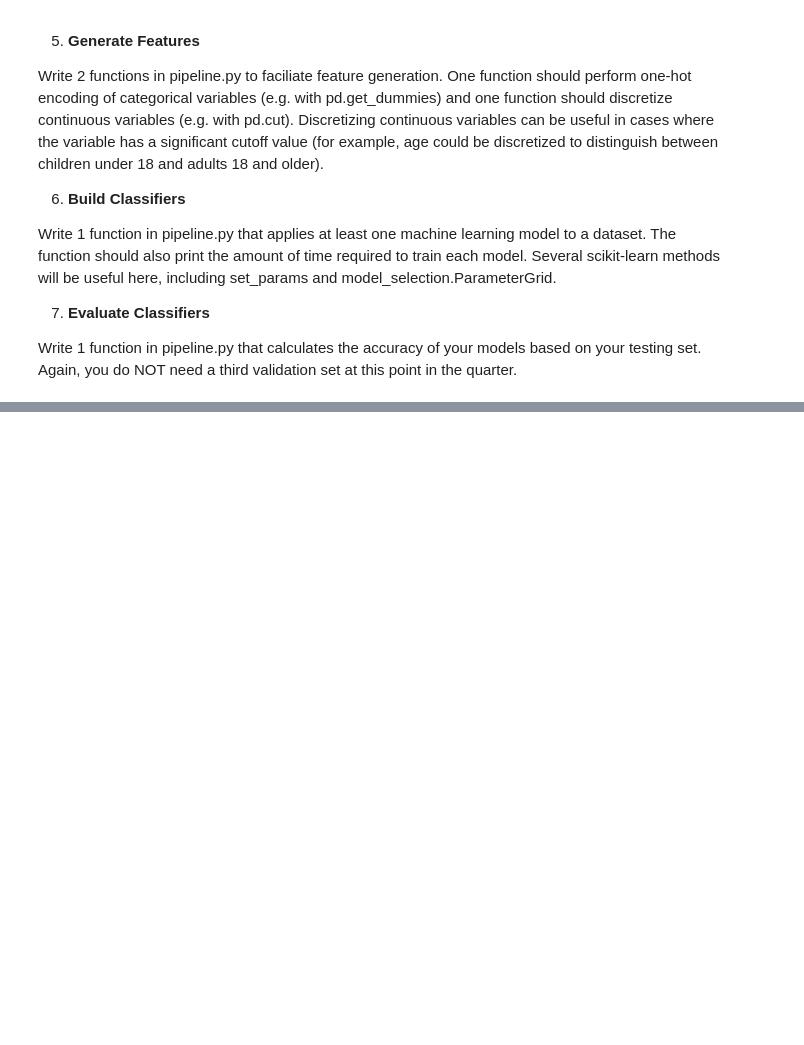
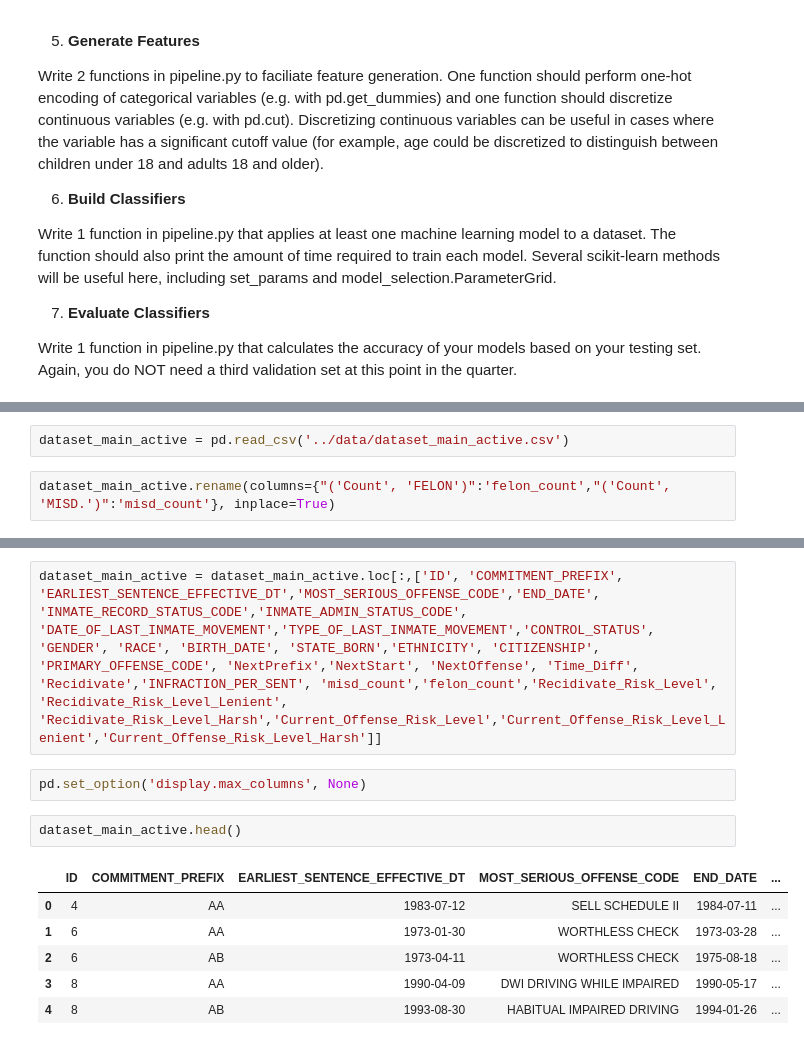
Before and after one commit to christi-liongson/covid_decarceration, a Jupyter notebook: files/features_split_preprocess.ipynb, the cells around one changed output, grey strips where cells are left out. Drawn from its saved outputs; the diff is of its cells as text; blank space fills up the shorter version.

```diff
--- a/files/features_split_preprocess.ipynb
+++ b/files/features_split_preprocess.ipynb
@@ -463,0 +468,4 @@ Write 1 function in pipeline.py that calculates the accuracy of your models base
+# %%
+dataset_main_active = pd.read_csv('../data/dataset_main_active.csv')
+# %%
+dataset_main_active.rename(columns={"('Count', 'FELON')":'felon_count',"('Count', 'MISD.')":'misd_count'}, inplace=True)
@@ -463,0 +492,13 @@ Write 1 function in pipeline.py that calculates the accuracy of your models base
+# %%
+dataset_main_active = dataset_main_active.loc[:,['ID', 'COMMITMENT_PREFIX', 'EARLIEST_SENTENCE_EFFECTIVE_DT','MOST_SERIOUS_OFFENSE_CODE','END_DATE', 'INMATE_RECORD_STATUS_CODE','INMATE_ADMIN_STATUS_CODE', 'DATE_OF_LAST_INMATE_MOVEMENT','TYPE_OF_LAST_INMATE_MOVEMENT','CONTROL_STATUS', 'GENDER', 'RACE', 'BIRTH_DATE', 'STATE_BORN','ETHNICITY', 'CITIZENSHIP', 'PRIMARY_OFFENSE_CODE', 'NextPrefix','NextStart', 'NextOffense', 'Time_Diff', 'Recidivate','INFRACTION_PER_SENT', 'misd_count','felon_count','Recidivate_Risk_Level', 'Recidivate_Risk_Level_Lenient', 'Recidivate_Risk_Level_Harsh','Current_Offense_Risk_Level','Current_Offense_Risk_Level_Lenient','Current_Offense_Risk_Level_Harsh']]
+# %%
+pd.set_option('display.max_columns', None)
+# %%
+dataset_main_active.head()
+# %% [output]
+|  | ID | COMMITMENT_PREFIX | EARLIEST_SENTENCE_EFFECTIVE_DT | MOST_SERIOUS_OFFENSE_CODE | END_DATE | ... |
+| 0 | 4 | AA | 1983-07-12 | SELL SCHEDULE II | 1984-07-11 | ... |
+| 1 | 6 | AA | 1973-01-30 | WORTHLESS CHECK | 1973-03-28 | ... |
+| 2 | 6 | AB | 1973-04-11 | WORTHLESS CHECK | 1975-08-18 | ... |
+| 3 | 8 | AA | 1990-04-09 | DWI DRIVING WHILE IMPAIRED | 1990-05-17 | ... |
+| 4 | 8 | AB | 1993-08-30 | HABITUAL IMPAIRED DRIVING | 1994-01-26 | ... |
```
Also changed, not shown: parts of 15 cells of this notebook.
